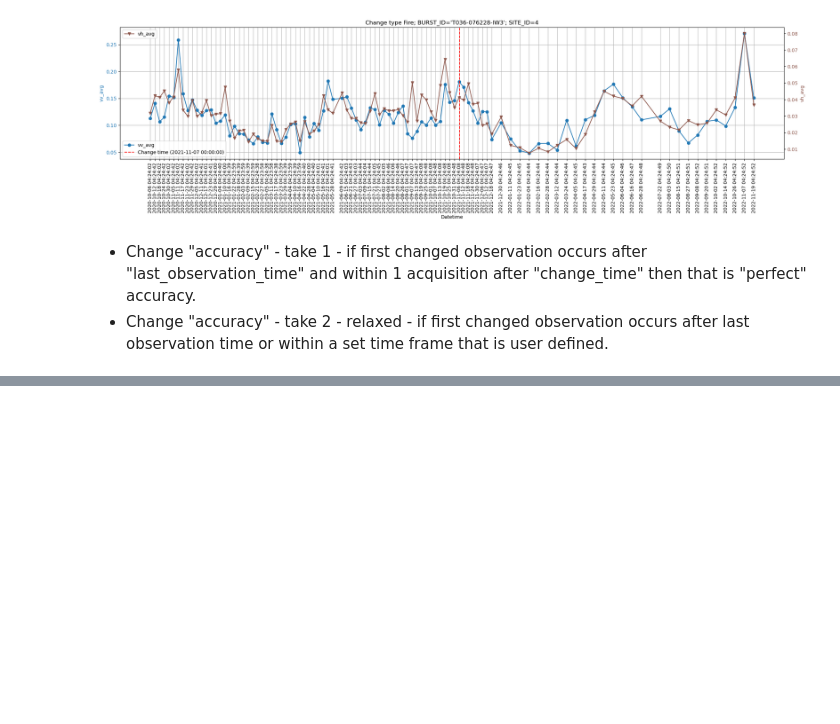
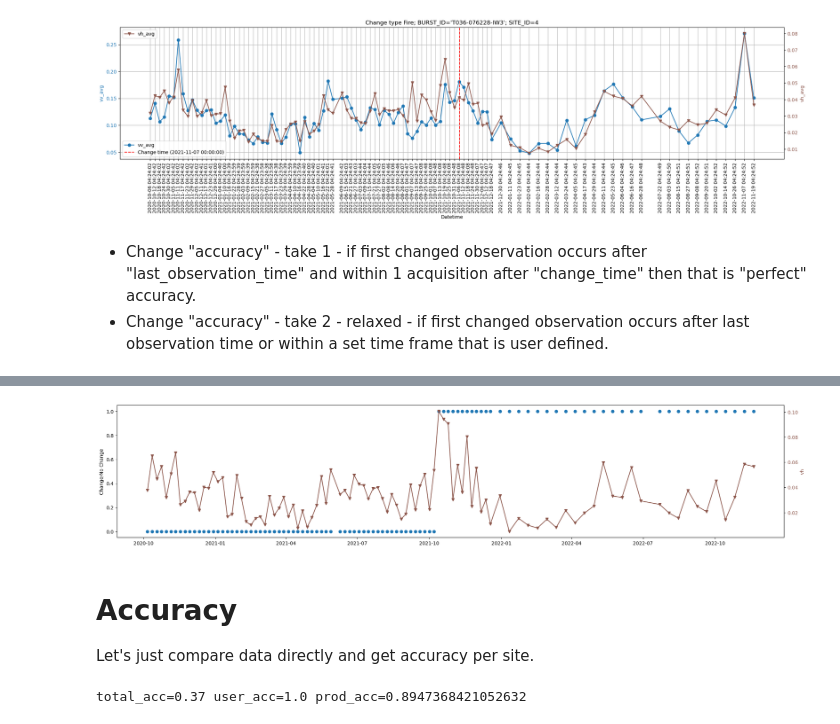
Before and after one commit to OPERA-Cal-Val/dist-s1-validation-harness, a Jupyter notebook: ts-explore-by-site.ipynb, the cells around one changed output, grey strips where cells are left out. Saved outputs shown, nothing was run; the diff lists cells and outputs as text; code cells hidden in the pictures; blank space fills up the shorter version.

Commit message:
some accuracy

```diff
--- a/ts-explore-by-site.ipynb
+++ b/ts-explore-by-site.ipynb
@@ -146,0 +173,43 @@ plt.show()
+# %%
+T = 3
+def window_mahalanobis_1d_workflow(window_data: list[list], n_pre_img: int = 5, n_post_imgs_to_confirm: int = 3):
+    arrs = [np.array(window_l).reshape((3, 3)) for window_l in window_data]
+    N = len(arrs)
+    dist_objs = [compute_mahalonobis_dist_1d(arrs[i - n_pre_img : i],
+                                             [arrs[i + j] for j in range(n_post_imgs_to_confirm)],
+                                             window_size=3)
+                 if (i > n_pre_img) and (i + n_pre_img - 1) < N
+                 else None
+                 for i in tqdm(range(N))]
+    # 1 for change and 0 elsewhere
+    # note the [1, 1] indexing!
+    change_pts_init = [int(all([d[1, 1] > T for d in dist_ob.dist])) if dist_ob is not None else 0 for dist_ob in dist_objs]
+    # Change
+    try:
+        ind_c = change_pts_init.index(1)
+        change_pts = [int(ind >= ind_c) for ind in range(len(change_pts_init))]
+    # No Change
+    except ValueError:
+        change_pts = change_pts_init
+    return np.array(change_pts)
+# %%
+y_obs = window_mahalanobis_1d_workflow(df_rtc_ts_wind['vh_l'])
+# %%
+fig, ax1 = plt.subplots(figsize=(25, 5))
+
+
+ax1.scatter(df_rtc_ts_wind['datetime'], y_obs)
+ax1.set_ylabel('Change/No Change')
+ax1.set_ylim(-.05, 1.05)
+ax2 = ax1.twinx()
+bs = df_rtc_ts_wind['vh_center']#.rolling(3).sum()
+ax2.plot(df_rtc_ts_wind['datetime'], bs,
+         marker='v', color='tab:brown', label='vh_avg')
+ax2.set_ylabel('vh', color='tab:brown')
+ax2.tick_params(axis='y', labelcolor='tab:brown')
+# %% [output]
+[figure, added]
+# %% [markdown]
+# Accuracy
+
+Let's just compare data directly and get accuracy per site.
@@ -146,0 +277,9 @@ plt.show()
+# %%
+y_val = generate_val_vec(df_rtc_ts_wind.datetime, last_observation_time, change_time)
+prod_acc = get_producer_change_accuracy(y_val, y_obs)
+user_acc = get_user_change_accuracy(y_val, y_obs)
+total_acc = get_total_accuracy(y_val, y_obs)
+
+print(f'{total_acc=} {user_acc=} {prod_acc=}')
+# %% [output]
+total_acc=0.37 user_acc=1.0 prod_acc=0.8947368421052632
```
Also changed, not shown: parts of 11 cells of this notebook.
